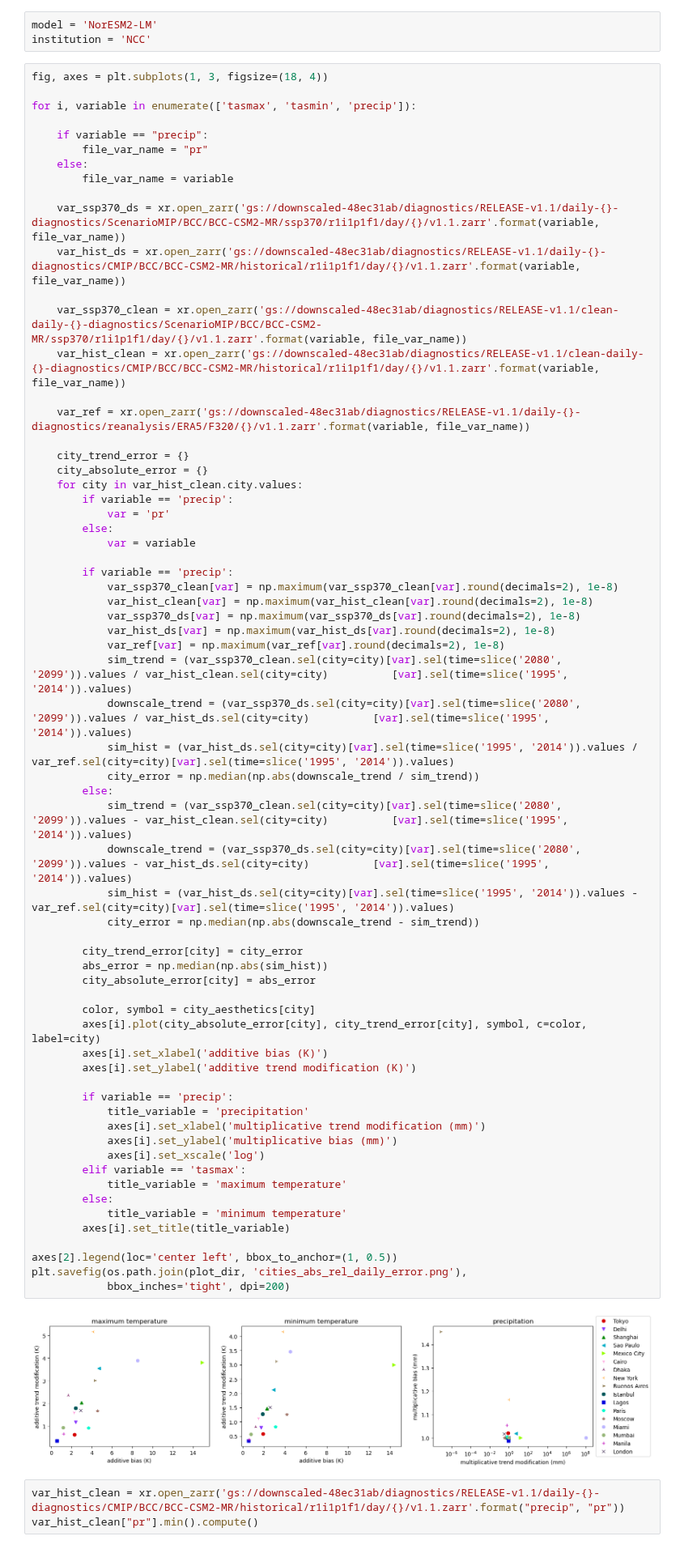
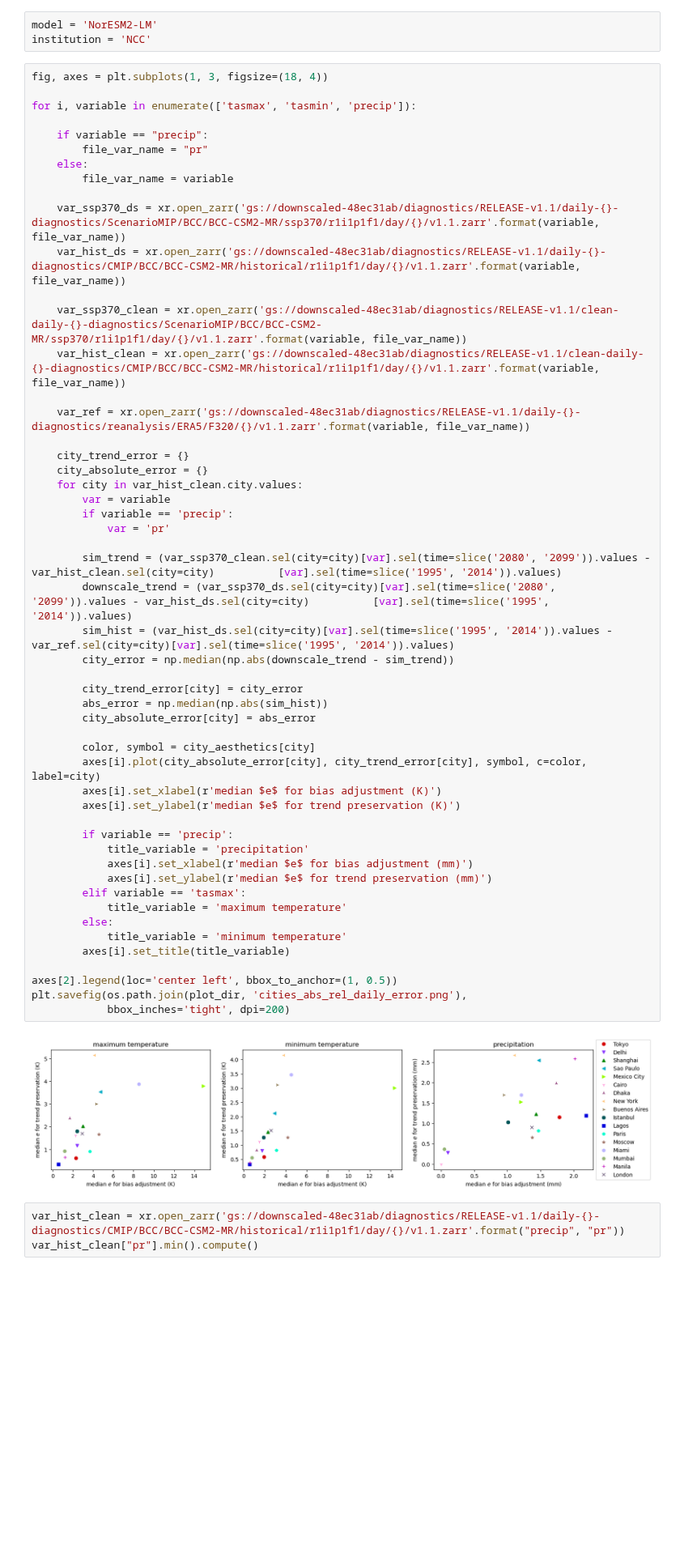
Before and after one commit to ClimateImpactLab/downscaleCMIP6, a Jupyter notebook: notebooks/paper_analysis/error_biasadjustment_trendpreservation_cities.ipynb, the cells around one changed output. Shown at 81% size. Cells and saved outputs as stored; diff of their text form; blank space fills up the shorter version.

Commit message:
Use Lange 2019 calcs for daily plot
Update daily plot to use Lange 2019 eq 20, 21 for tas* and pr. Updated axis labels to reflect Lange language.

```diff
--- a/notebooks/paper_analysis/error_biasadjustment_trendpreservation_cities.ipynb
+++ b/notebooks/paper_analysis/error_biasadjustment_trendpreservation_cities.ipynb
@@ -56,56 +56,43 @@ for i, variable in enumerate(['tasmax', 'tasmin', 'precip']):
     var_hist_clean = xr.open_zarr('gs://downscaled-48ec31ab/diagnostics/RELEASE-v1.1/clean-daily-{}-diagnostics/CMIP/BCC/BCC-CSM2-MR/historical/r1i1p1f1/day/{}/v1.1.zarr'.format(variable, file_var_name))
 
     var_ref = xr.open_zarr('gs://downscaled-48ec31ab/diagnostics/RELEASE-v1.1/daily-{}-diagnostics/reanalysis/ERA5/F320/{}/v1.1.zarr'.format(variable, file_var_name))
 
     city_trend_error = {}
     city_absolute_error = {}
     for city in var_hist_clean.city.values:
+        var = variable
         if variable == 'precip':
             var = 'pr'
-        else:
-            var = variable
 
-        if variable == 'precip':
-            var_ssp370_clean[var] = np.maximum(var_ssp370_clean[var].round(decimals=2), 1e-8)
-            var_hist_clean[var] = np.maximum(var_hist_clean[var].round(decimals=2), 1e-8)
-            var_ssp370_ds[var] = np.maximum(var_ssp370_ds[var].round(decimals=2), 1e-8)
-            var_hist_ds[var] = np.maximum(var_hist_ds[var].round(decimals=2), 1e-8)
-            var_ref[var] = np.maximum(var_ref[var].round(decimals=2), 1e-8)
-            sim_trend = (var_ssp370_clean.sel(city=city)[var].sel(time=slice('2080', '2099')).values / var_hist_clean.sel(city=city)          [var].sel(time=slice('1995', '2014')).values)
-            downscale_trend = (var_ssp370_ds.sel(city=city)[var].sel(time=slice('2080', '2099')).values / var_hist_ds.sel(city=city)          [var].sel(time=slice('1995', '2014')).values)
-            sim_hist = (var_hist_ds.sel(city=city)[var].sel(time=slice('1995', '2014')).values / var_ref.sel(city=city)[var].sel(time=slice('1995', '2014')).values)
-            city_error = np.median(np.abs(downscale_trend / sim_trend))
-        else:
-            sim_trend = (var_ssp370_clean.sel(city=city)[var].sel(time=slice('2080', '2099')).values - var_hist_clean.sel(city=city)          [var].sel(time=slice('1995', '2014')).values)
-            downscale_trend = (var_ssp370_ds.sel(city=city)[var].sel(time=slice('2080', '2099')).values - var_hist_ds.sel(city=city)          [var].sel(time=slice('1995', '2014')).values)
-            sim_hist = (var_hist_ds.sel(city=city)[var].sel(time=slice('1995', '2014')).values - var_ref.sel(city=city)[var].sel(time=slice('1995', '2014')).values)
-            city_error = np.median(np.abs(downscale_trend - sim_trend))
+        sim_trend = (var_ssp370_clean.sel(city=city)[var].sel(time=slice('2080', '2099')).values - var_hist_clean.sel(city=city)          [var].sel(time=slice('1995', '2014')).values)
+        downscale_trend = (var_ssp370_ds.sel(city=city)[var].sel(time=slice('2080', '2099')).values - var_hist_ds.sel(city=city)          [var].sel(time=slice('1995', '2014')).values)
+        sim_hist = (var_hist_ds.sel(city=city)[var].sel(time=slice('1995', '2014')).values - var_ref.sel(city=city)[var].sel(time=slice('1995', '2014')).values)
+        city_error = np.median(np.abs(downscale_trend - sim_trend))
 
         city_trend_error[city] = city_error
         abs_error = np.median(np.abs(sim_hist))
         city_absolute_error[city] = abs_error
 
         color, symbol = city_aesthetics[city]
         axes[i].plot(city_absolute_error[city], city_trend_error[city], symbol, c=color, label=city)
-        axes[i].set_xlabel('additive bias (K)')
-        axes[i].set_ylabel('additive trend modification (K)')
+        axes[i].set_xlabel(r'median $e$ for bias adjustment (K)')
+        axes[i].set_ylabel(r'median $e$ for trend preservation (K)')
 
         if variable == 'precip':
             title_variable = 'precipitation'
-            axes[i].set_xlabel('multiplicative trend modification (mm)')
-            axes[i].set_ylabel('multiplicative bias (mm)')
-            axes[i].set_xscale('log')
+            axes[i].set_xlabel(r'median $e$ for bias adjustment (mm)')
+            axes[i].set_ylabel(r'median $e$ for trend preservation (mm)')
         elif variable == 'tasmax':
             title_variable = 'maximum temperature'
         else:
             title_variable = 'minimum temperature'
         axes[i].set_title(title_variable)
 
 axes[2].legend(loc='center left', bbox_to_anchor=(1, 0.5))
 plt.savefig(os.path.join(plot_dir, 'cities_abs_rel_daily_error.png'),
             bbox_inches='tight', dpi=200)
 # %% [output]
-[figure, old version]
+[figure, new version]
 # %%
 var_hist_clean = xr.open_zarr('gs://downscaled-48ec31ab/diagnostics/RELEASE-v1.1/daily-{}-diagnostics/CMIP/BCC/BCC-CSM2-MR/historical/r1i1p1f1/day/{}/v1.1.zarr'.format("precip", "pr"))
 var_hist_clean["pr"].min().compute()
```
Also changed, not shown: parts of 1 cell of this notebook.
